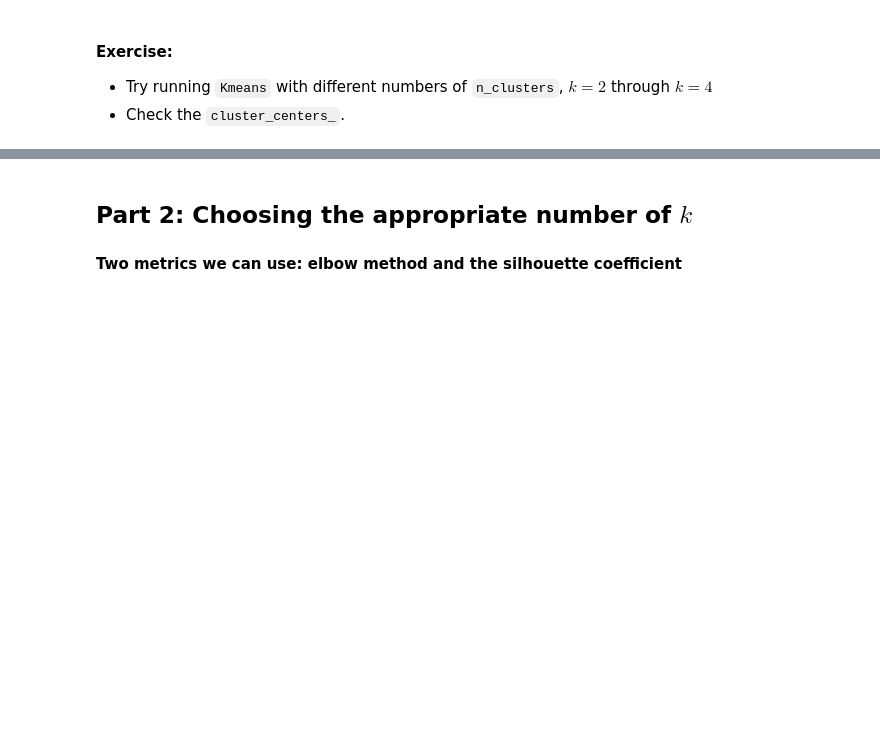
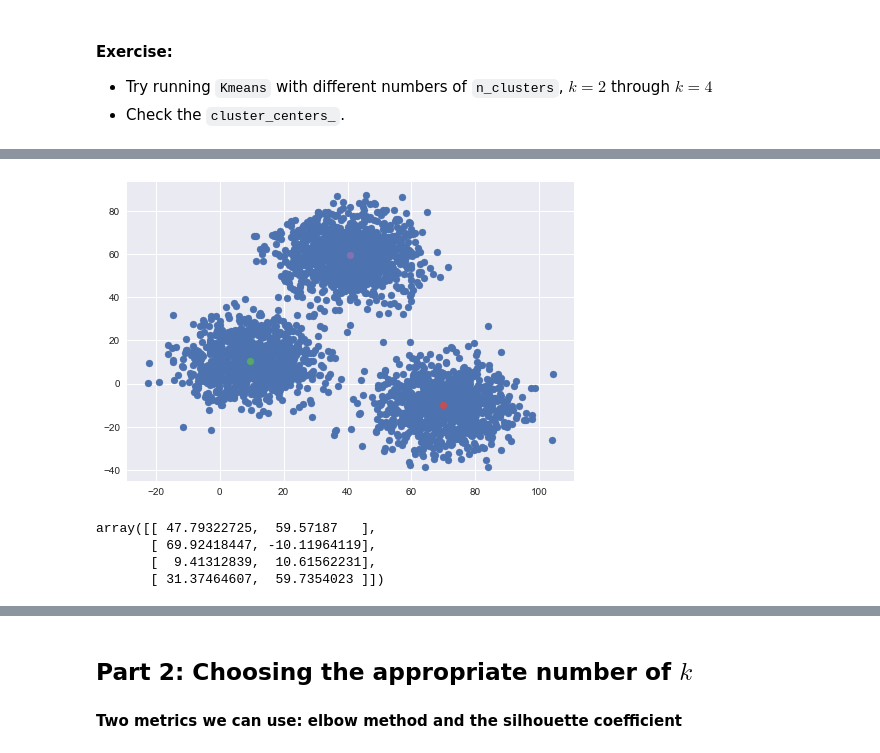
Before and after one commit to smashley-eakland/ds-clustering-gfc33, a Jupyter notebook: notebooks/kmeans_clustering.ipynb, the cells around one changed output, grey strips where cells are left out. Cells and saved outputs as stored; diff of their text form; code cells hidden in the pictures; blank space fills up the shorter version.

```diff
--- a/notebooks/kmeans_clustering.ipynb
+++ b/notebooks/kmeans_clustering.ipynb
@@ -228,0 +324,16 @@ model_setseed.cluster_centers_
+# %%
+fig, ax = plt.subplots()
+ax.scatter(dummy_dat['V1'], dummy_dat['V2'])
+for i in range(len(model3.cluster_centers_)):
+    ax.scatter(model3.cluster_centers_[i][0],
+                model3.cluster_centers_[i][1]);
+# %% [output]
+[figure, added]
+# %%
+model4 = KMeans(n_clusters=4).fit(dummy_dat)
+model4.cluster_centers_
+# %% [output]
+array([[ 47.79322725,  59.57187   ],
+       [ 69.92418447, -10.11964119],
+       [  9.41312839,  10.61562231],
+       [ 31.37464607,  59.7354023 ]])
```
Also changed, not shown: parts of 40 cells of this notebook.
